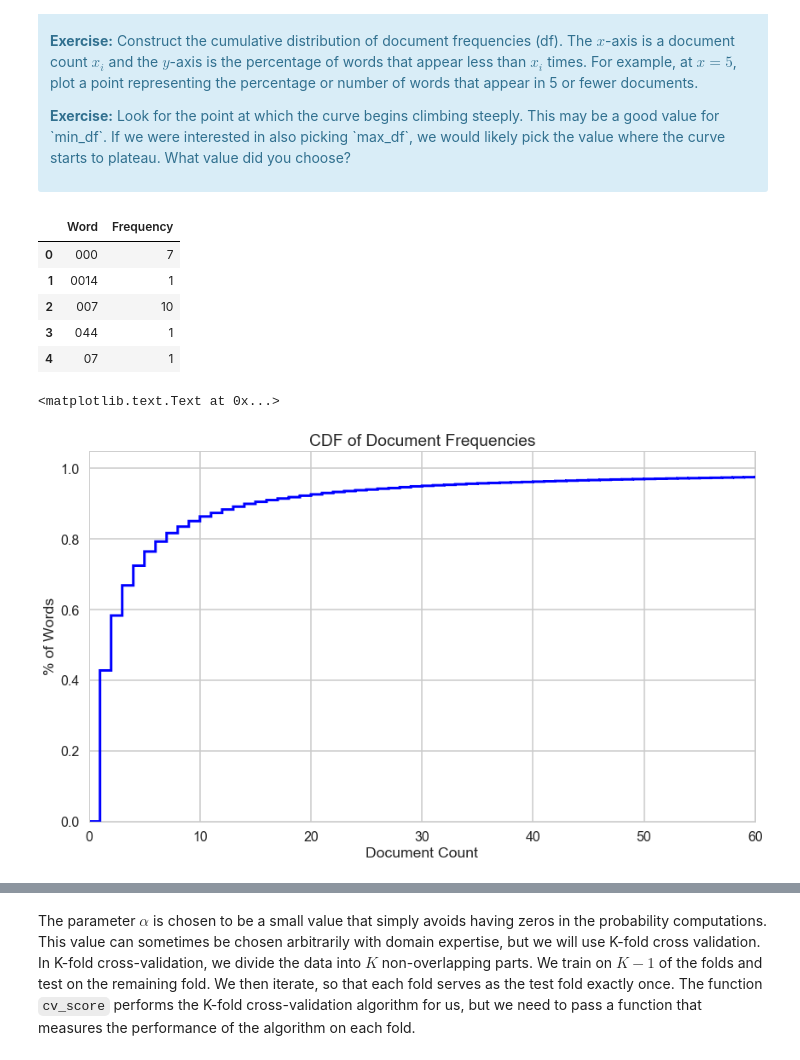
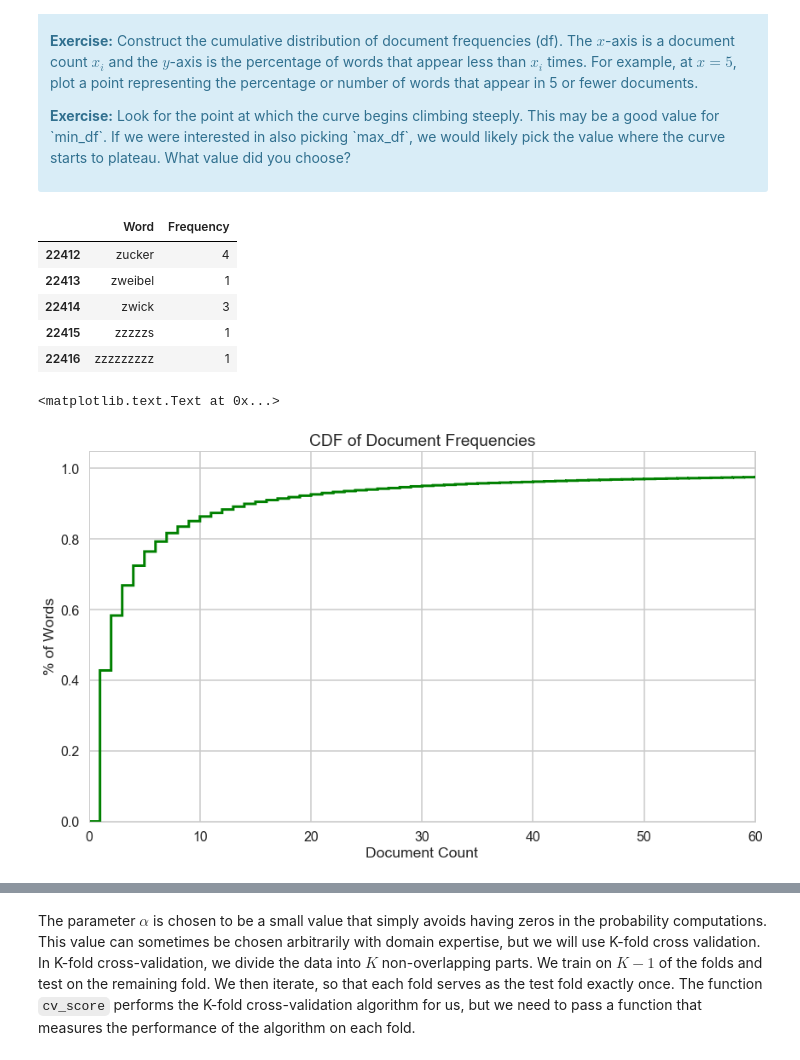
Before and after one commit to isabelvanzijl/Springboard_Other, a Jupyter notebook: Naive_Bayes/Mini_Project_Naive_Bayes.ipynb, the cells around one changed output, grey strips where cells are left out. Saved outputs shown, nothing was run; the diff lists cells and outputs as text; code cells hidden in the pictures.

```diff
--- a/Naive_Bayes/Mini_Project_Naive_Bayes.ipynb
+++ b/Naive_Bayes/Mini_Project_Naive_Bayes.ipynb
@@ -310,7 +310,7 @@ First, let's find an appropriate value for `min_df` for the `CountVectorizer`. `
 # Your turn.
 
 # use CountVectorizer on quotes and call fit to build the vocabulary
-vectorizer2 = CountVectorizer(min_df=0)
+vectorizer2 = CountVectorizer()
 vectorizer2.fit(df.quote)
 
 # call transform to conver text to a bag of words and then convert back to a normal numpy arry
@@ -328,23 +328,23 @@ docs_df = pd.DataFrame()
 docs_df[0] = word_vector
 docs_df[1] = word_freq
 docs_df.columns = ['Word','Frequency']
-docs_df.head()
+docs_df.tail()
 # %% [output]
 |  | Word | Frequency |
-| 0 | 000 | 7 |
-| 1 | 0014 | 1 |
-| 2 | 007 | 10 |
-| 3 | 044 | 1 |
-| 4 | 07 | 1 |
+| 22412 | zucker | 4 |
+| 22413 | zweibel | 1 |
+| 22414 | zwick | 3 |
+| 22415 | zzzzzs | 1 |
+| 22416 | zzzzzzzzz | 1 |
 # %%
 # plot cdf
 plt.figure(figsize=(14,8))
 plt.hist(docs_df.Frequency, np.arange(docs_df.Frequency.sum()), normed=1,
-         histtype='step', color='b', cumulative=True, linewidth=3)
+         histtype='step', color='g', cumulative=True, linewidth=3)
 plt.xlim(0,60)
 plt.xlabel('Document Count')
 plt.ylabel ('% of Words')
 plt.title('CDF of Document Frequencies')
 # %% [output]
 <matplotlib.text.Text at 0x...>
-[figure, old version]
+[figure, new version]
```
Also changed, not shown: parts of 1 cell of this notebook.
